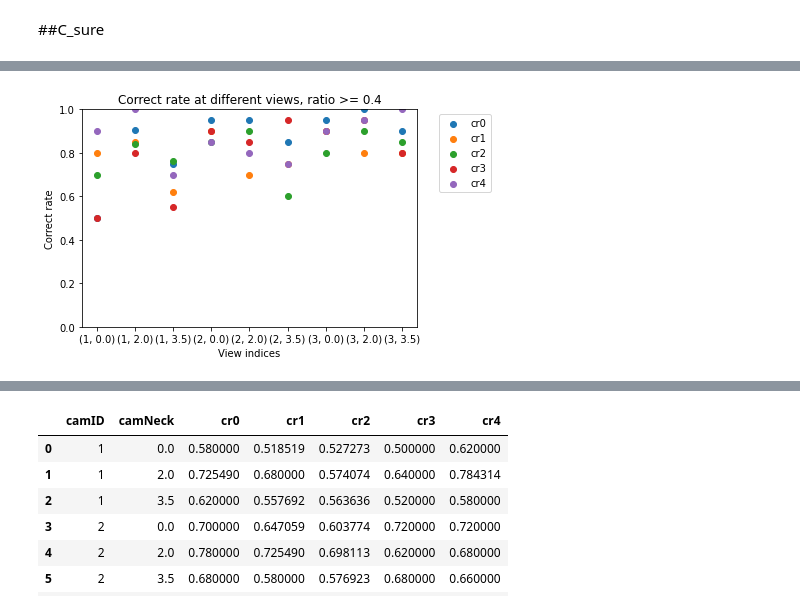
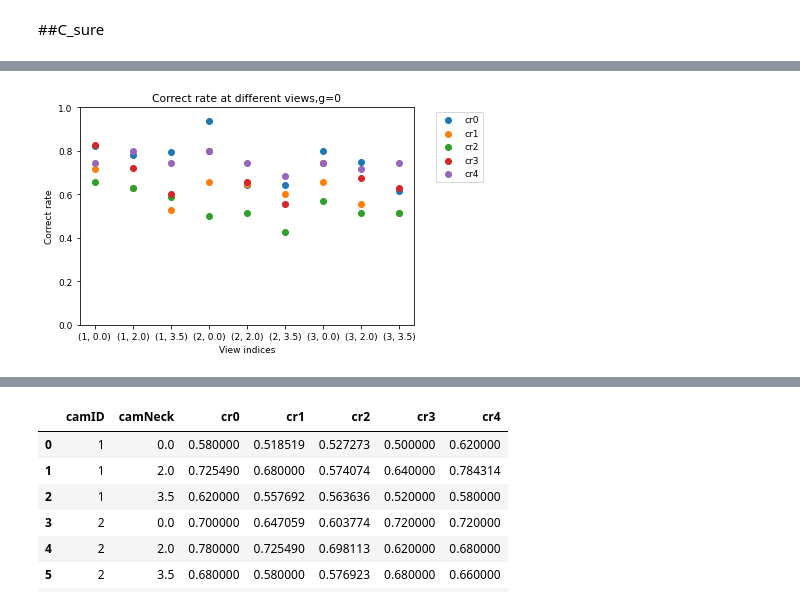
Before and after one commit to ZHTis/count, a Jupyter notebook: datacolin/datacolin.ipynb, the cells around one changed output, grey strips where cells are left out. Saved outputs shown, nothing was run; the diff lists cells and outputs as text; code cells hidden in the pictures.

```diff
--- a/datacolin/datacolin.ipynb
+++ b/datacolin/datacolin.ipynb
@@ -320,7 +320,7 @@ crlist_(0)[0]
 # %%
 
 def cr(which,individual):
-    crlist_g = crlist_(individual)[0]
+    crlist_g = crlist_(individual)[1]
     crlist_which_g=crlist_g.copy().groupby(which)
     r_which_g = crlist_which_g['isCorrect'].mean().reset_index(drop=False)
     #print(crlist_which_g['isCorrect'].count())
@@ -425,7 +425,8 @@ e
 # %%
 cr_td_r_g_i = []
 for i in range(0,len(df_pon_behaviorC)):
-    x = crlist_(i)[0].copy().groupby(['targetsDistance','ratio'])['isCorrect'].mean().to_frame()
+    ##
+    x = crlist_(i)[1].copy().groupby(['targetsDistance','ratio'])['isCorrect'].mean().to_frame()
     x[f'cr{i}'] = x['isCorrect']
     x = x.drop(columns=['isCorrect'])
     cr_td_r_g_i.append(x)
@@ -565,8 +566,8 @@ print(f,p)
 
 cr_id_n_g_i = []
 for i in range(0,len(df_pon_behaviorC)):
-    x0 = crlist_(i)[0].copy()
-    x0  = x0.loc[x0['ratio']<=0.4]
+    x0 = crlist_(i)[0].copy() ##
+    x0  = x0.loc[x0['ratio']>0.4] ##
     x=x0.groupby(['camID','camNeck'])['isCorrect'].mean().to_frame()
     #print(x0.groupby(['camID','camNeck'])['isCorrect'].count())
     x[f'cr{i}'] = x['isCorrect']
@@ -593,29 +615,29 @@ c_sure
 # %%
 x =c.shape[0]
+
+df = c_sure.copy()
 l= []
 for i in range(x):
     a = df['camID'][i],df['camNeck'][i]
     l.append(a)
-
-df = c_sure.copy()
 
 import seaborn as sns
 import matplotlib.pyplot as plt
 
 import matplotlib.pyplot as plt
 
 for i in range(5):
     plt.scatter(df.index, df[f'cr{i}'], label=f'cr{i}')
 
-plt.title('Correct rate at different views, ratio >= 0.4')
+plt.title('Correct rate at different views,g=0')
 plt.xlabel('View indices')
 plt.ylabel('Correct rate')
 plt.ylim(0,1)
 plt.xticks(range(len(l)),labels=l)
 plt.legend(loc = 'best',bbox_to_anchor=(1.05, 1))
 plt.show()
 # %% [output]
-[figure, old version]
+[figure, new version]
 # %%
 df = c_sure.copy()
 
```
Also changed, not shown: parts of 9 cells of this notebook.
